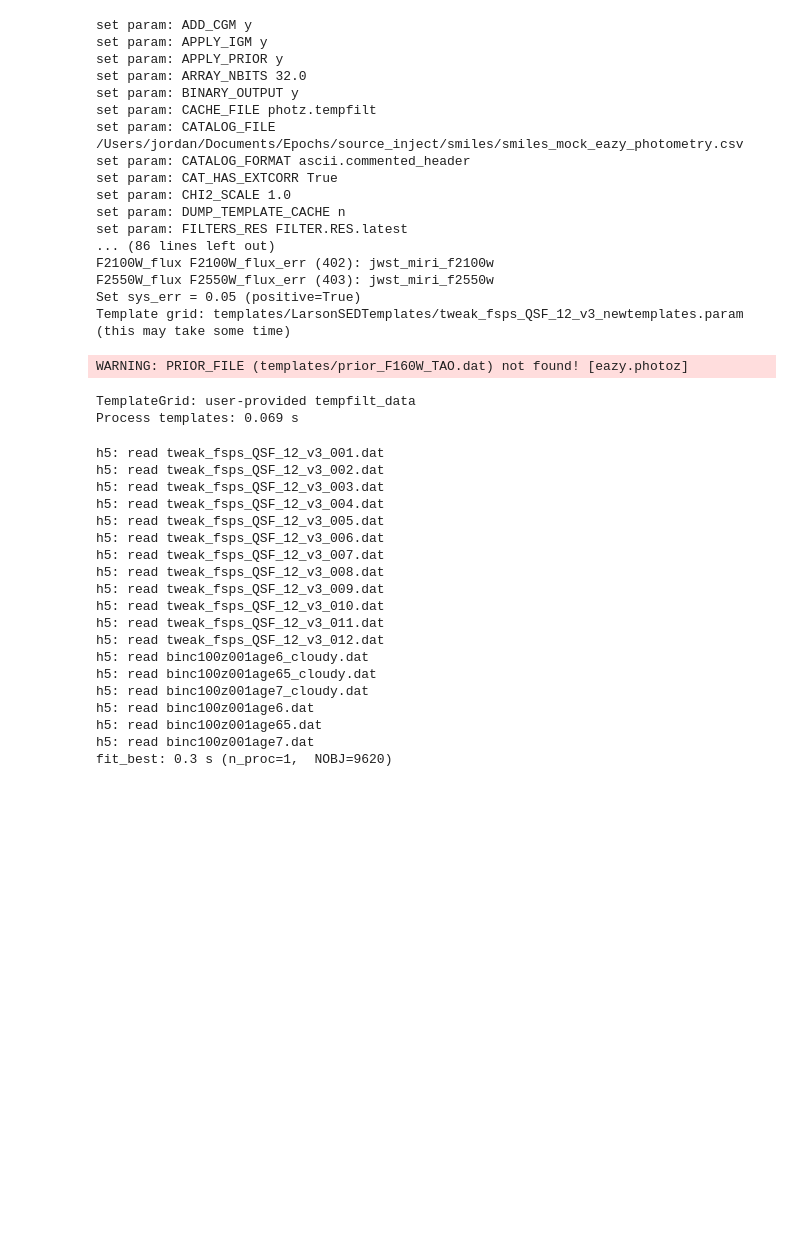
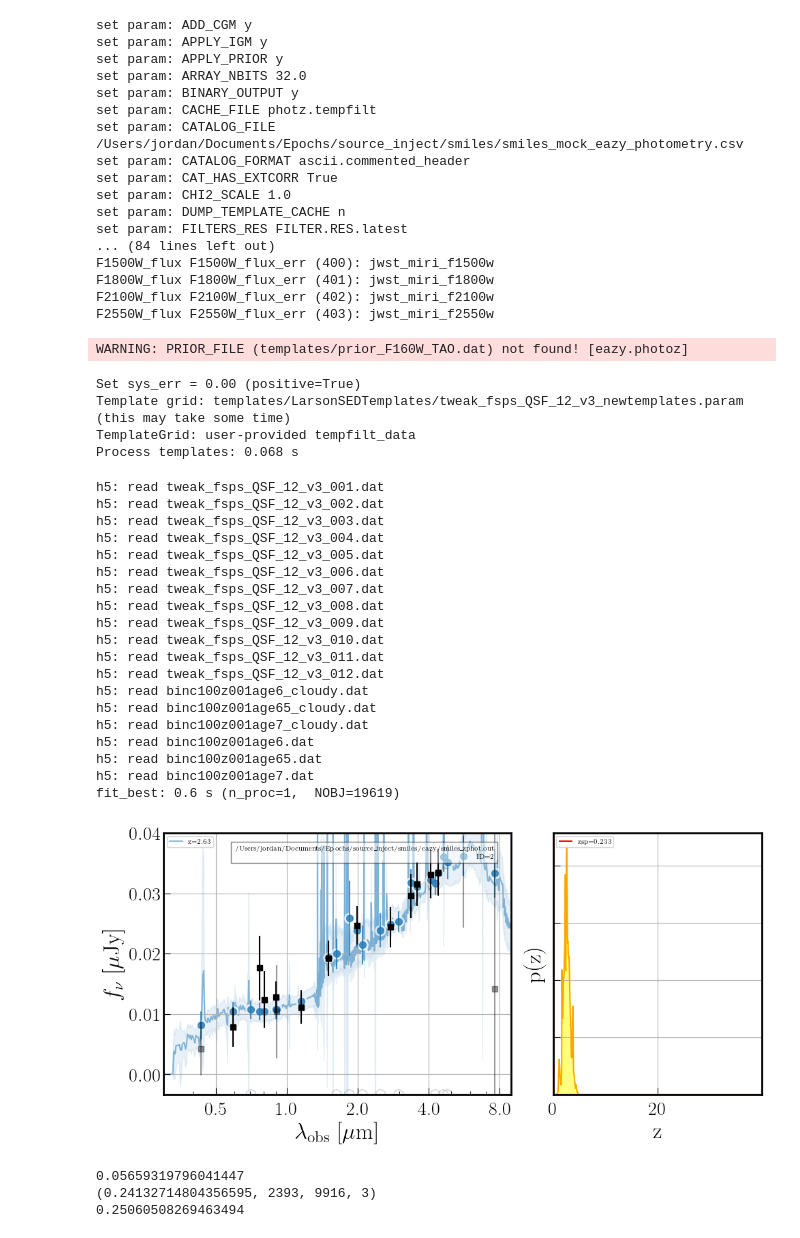
Before and after one commit to JordanDSilva/miri-manchester, a Jupyter notebook: scripts/completeness/completeness_analysis.ipynb, the cells around one changed output. Saved outputs shown, nothing was run; the diff lists cells and outputs as text; code cells hidden in the pictures; blank space fills up the shorter version.

```diff
--- a/scripts/completeness/completeness_analysis.ipynb
+++ b/scripts/completeness/completeness_analysis.ipynb
@@ -32,7 +36,7 @@ pro_recovered_segstats = pd.read_csv(
 )
 # %%
 eazy_out = eazyh5.initialize_from_hdf5(
-    h5file=os.path.join(main_dir, fname, fname, f"{fname}_zphot.out.h5")
+    h5file=os.path.join(main_dir, fname, "eazy", f"{fname}_zphot.out.h5")
 )
 # %% [output]
 set param: ADD_CGM y
@@ -47,14 +51,16 @@ set param: CAT_HAS_EXTCORR True
 set param: CHI2_SCALE 1.0
 set param: DUMP_TEMPLATE_CACHE n
 set param: FILTERS_RES FILTER.RES.latest
-... (86 lines left out)
+... (84 lines left out)
+F1500W_flux F1500W_flux_err (400): jwst_miri_f1500w
+F1800W_flux F1800W_flux_err (401): jwst_miri_f1800w
 F2100W_flux F2100W_flux_err (402): jwst_miri_f2100w
 F2550W_flux F2550W_flux_err (403): jwst_miri_f2550w
-Set sys_err = 0.05 (positive=True)
-Template grid: templates/LarsonSEDTemplates/tweak_fsps_QSF_12_v3_newtemplates.param (this may take some time)
 WARNING: PRIOR_FILE (templates/prior_F160W_TAO.dat) not found! [eazy.photoz]
+Set sys_err = 0.00 (positive=True)
+Template grid: templates/LarsonSEDTemplates/tweak_fsps_QSF_12_v3_newtemplates.param (this may take some time)
 TemplateGrid: user-provided tempfilt_data
-Process templates: 0.069 s
+Process templates: 0.068 s
 h5: read tweak_fsps_QSF_12_v3_001.dat
 h5: read tweak_fsps_QSF_12_v3_002.dat
 h5: read tweak_fsps_QSF_12_v3_003.dat
@@ -73,5 +79,9 @@ h5: read binc100z001age7_cloudy.dat
 h5: read binc100z001age6.dat
 h5: read binc100z001age65.dat
 h5: read binc100z001age7.dat
-fit_best: 0.3 s (n_proc=1,  NOBJ=9620)
+fit_best: 0.6 s (n_proc=1,  NOBJ=19619)
+# %%
+fig = eazy_out.show_fit(id = 2, figsize = (10,5), show_fnu=True)
+# %% [output]
+[figure, added]
 # %%
@@ -112,0 +117,15 @@ def compute_Nsigma_outliers(zspec, zphot, zphot_err, thresh = 2.0):
+# %%
+sigmaNMAD = compute_sigmaNMAD(zphot=eazy_out.zml, zspec=astro_cat['z'], zphot_thresh=0)
+outliers = compute_outliers(zphot=eazy_out.zml, zspec=astro_cat['z'], zphot_thresh=0)
+outliers_pc = compute_outliers_percent(zphot=eazy_out.zml, zspec=astro_cat['z'], zphot_thresh=0)
+
+print(sigmaNMAD)
+print(outliers)
+print(outliers_pc)
+
+Ntemplates = np.sum(eazy_out.coeffs_best > 0, axis = 1)
+Nfluxes = np.sum(eazy_out.efnu > -90, axis = 1)
+# %% [output]
+0.05659319796041447
+(0.24132714804356595, 2393, 9916, 3)
+0.25060508269463494
```
Also changed, not shown: parts of 15 cells of this notebook, 47 other files.
